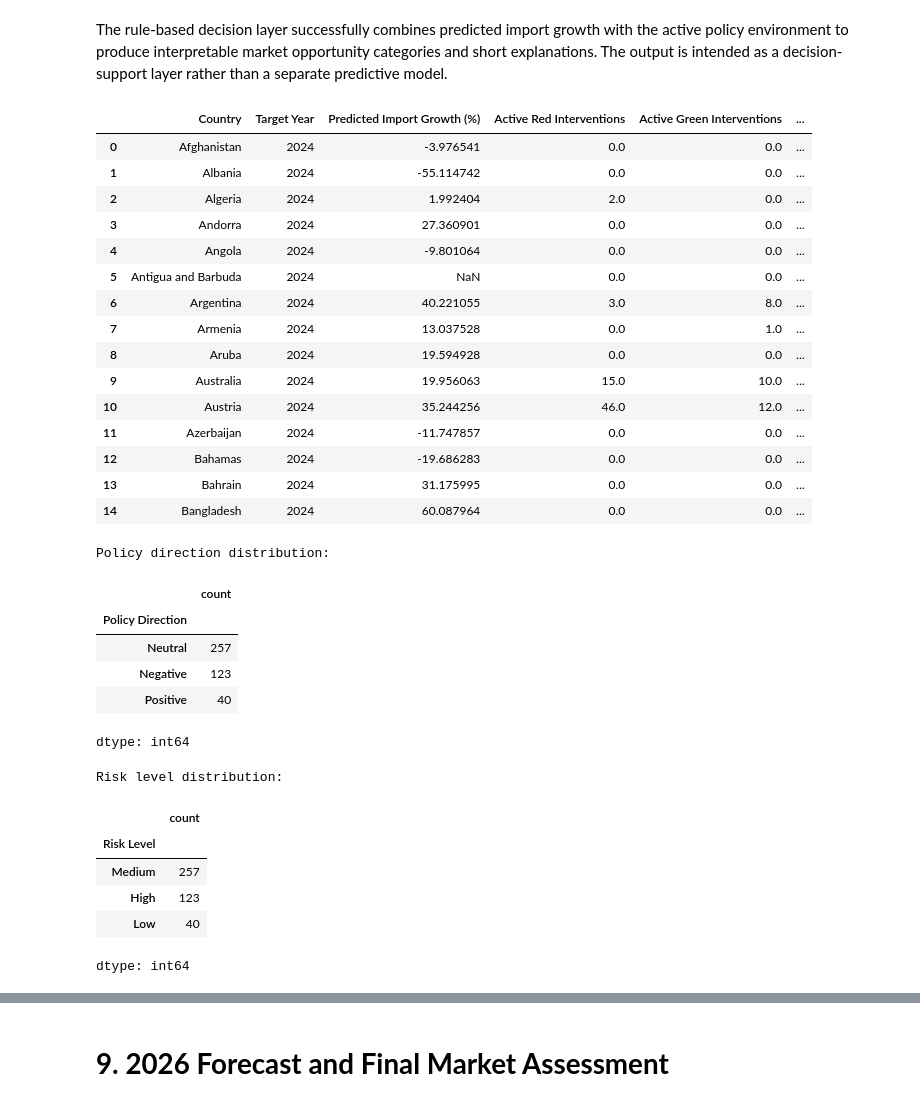
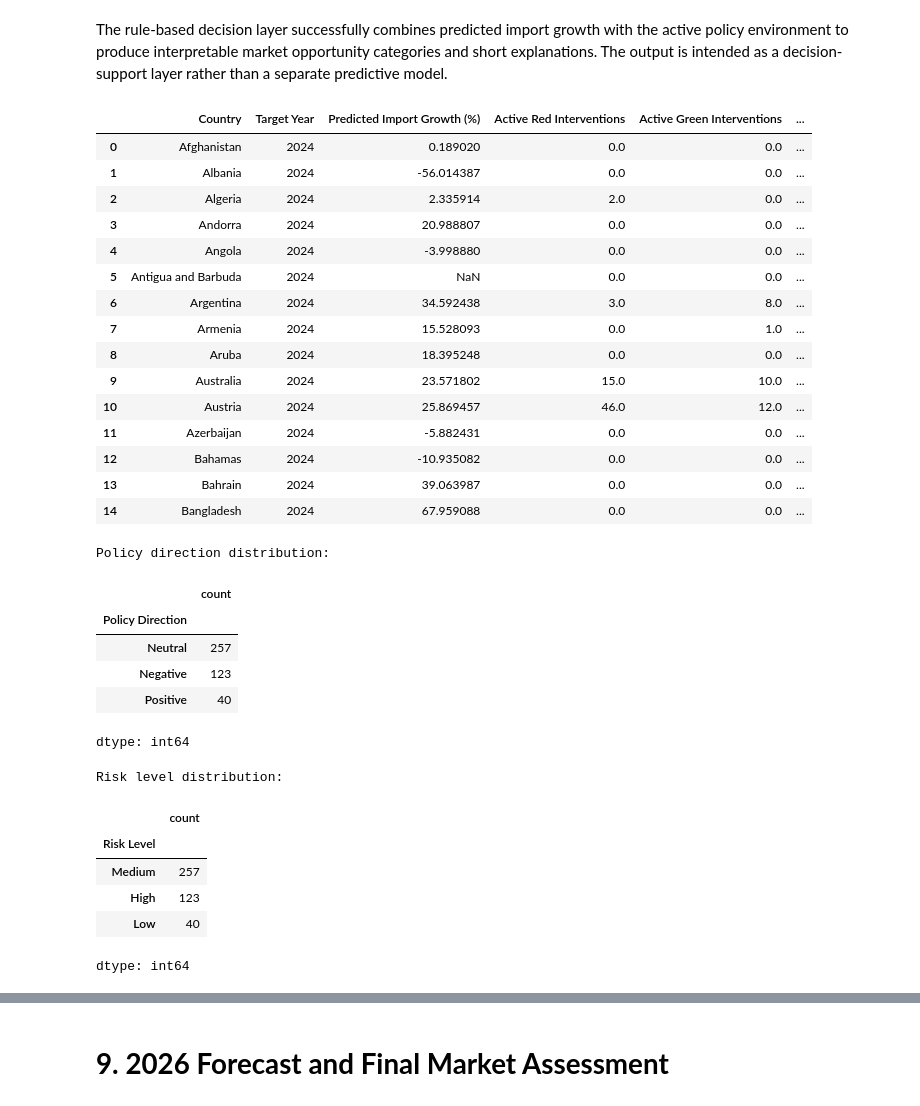
Before and after one commit to atessberfin/voltradar, a Jupyter notebook: notebooks/VoltRadar_Masters_Thesis.ipynb, the cells around one changed output, grey strips where cells are left out. Cells and saved outputs as stored; diff of their text form; code cells hidden in the pictures.

```diff
--- a/notebooks/VoltRadar_Masters_Thesis.ipynb
+++ b/notebooks/VoltRadar_Masters_Thesis.ipynb
@@ -4544,7 +4544,7 @@ for country in selected_countries:
 # %% [markdown]
 The rule-based decision layer successfully combines predicted import growth with the active policy environment to produce interpretable market opportunity categories and short explanations. The output is intended as a decision-support layer rather than a separate predictive model.
 # %%
-market_opportunity_df = model_2_test_results[
+market_opportunity_df = model_1_test_results[
     [
         "Country",
         "Year",
@@ -4552,7 +4552,6 @@ market_opportunity_df = model_2_test_results[
         "Predicted Import Growth (%)"
     ]
 ].copy()
-
 
 policy_context = test_df[
     [
@@ -4564,13 +4563,11 @@ policy_context = test_df[
     ]
 ].copy()
 
-
 market_opportunity_df = market_opportunity_df.merge(
     policy_context,
     on=["Country", "Year"],
     how="left"
 )
-
 
 market_opportunity_df[
     "Policy Balance"
@@ -4578,7 +4575,6 @@ market_opportunity_df[
     market_opportunity_df["Active Green Interventions"]
     - market_opportunity_df["Active Red Interventions"]
 )
-
 
 market_opportunity_df["Policy Direction"] = np.select(
     [
@@ -4591,7 +4587,6 @@ market_opportunity_df["Policy Direction"] = np.select(
     ],
     default="Neutral"
 )
-
 
 market_opportunity_df["Risk Level"] = np.select(
     [
@@ -4607,53 +4602,50 @@ market_opportunity_df["Risk Level"] = np.select(
     default="Medium"
 )
 
-
 display(
     market_opportunity_df[
         [
             "Country",
             "Target Year",
             "Predicted Import Growth (%)",
             "Active Red Interventions",
             "Active Green Interventions",
             "Policy Direction",
             "Risk Level"
         ]
     ].head(15)
 )
 
-
 print("\nPolicy direction distribution:")
 display(
     market_opportunity_df[
         "Policy Direction"
     ].value_counts()
 )
 
-
 print("\nRisk level distribution:")
 display(
     market_opportunity_df[
         "Risk Level"
     ].value_counts()
 )
 # %% [output]
 |  | Country | Target Year | Predicted Import Growth (%) | Active Red Interventions | Active Green Interventions | ... |
-| 0 | Afghanistan | 2024 | -3.976541 | 0.0 | 0.0 | ... |
-| 1 | Albania | 2024 | -55.114742 | 0.0 | 0.0 | ... |
-| 2 | Algeria | 2024 | 1.992404 | 2.0 | 0.0 | ... |
-| 3 | Andorra | 2024 | 27.360901 | 0.0 | 0.0 | ... |
-| 4 | Angola | 2024 | -9.801064 | 0.0 | 0.0 | ... |
+| 0 | Afghanistan | 2024 | 0.189020 | 0.0 | 0.0 | ... |
+| 1 | Albania | 2024 | -56.014387 | 0.0 | 0.0 | ... |
+| 2 | Algeria | 2024 | 2.335914 | 2.0 | 0.0 | ... |
+| 3 | Andorra | 2024 | 20.988807 | 0.0 | 0.0 | ... |
+| 4 | Angola | 2024 | -3.998880 | 0.0 | 0.0 | ... |
 | 5 | Antigua and Barbuda | 2024 | NaN | 0.0 | 0.0 | ... |
-| 6 | Argentina | 2024 | 40.221055 | 3.0 | 8.0 | ... |
-| 7 | Armenia | 2024 | 13.037528 | 0.0 | 1.0 | ... |
-| 8 | Aruba | 2024 | 19.594928 | 0.0 | 0.0 | ... |
-| 9 | Australia | 2024 | 19.956063 | 15.0 | 10.0 | ... |
-| 10 | Austria | 2024 | 35.244256 | 46.0 | 12.0 | ... |
-| 11 | Azerbaijan | 2024 | -11.747857 | 0.0 | 0.0 | ... |
-| 12 | Bahamas | 2024 | -19.686283 | 0.0 | 0.0 | ... |
-| 13 | Bahrain | 2024 | 31.175995 | 0.0 | 0.0 | ... |
-| 14 | Bangladesh | 2024 | 60.087964 | 0.0 | 0.0 | ... |
+| 6 | Argentina | 2024 | 34.592438 | 3.0 | 8.0 | ... |
+| 7 | Armenia | 2024 | 15.528093 | 0.0 | 1.0 | ... |
+| 8 | Aruba | 2024 | 18.395248 | 0.0 | 0.0 | ... |
+| 9 | Australia | 2024 | 23.571802 | 15.0 | 10.0 | ... |
+| 10 | Austria | 2024 | 25.869457 | 46.0 | 12.0 | ... |
+| 11 | Azerbaijan | 2024 | -5.882431 | 0.0 | 0.0 | ... |
+| 12 | Bahamas | 2024 | -10.935082 | 0.0 | 0.0 | ... |
+| 13 | Bahrain | 2024 | 39.063987 | 0.0 | 0.0 | ... |
+| 14 | Bangladesh | 2024 | 67.959088 | 0.0 | 0.0 | ... |
 Policy direction distribution:
 |  | count |
 | Policy Direction |  |
```
Also changed, not shown: parts of 4 cells of this notebook.
